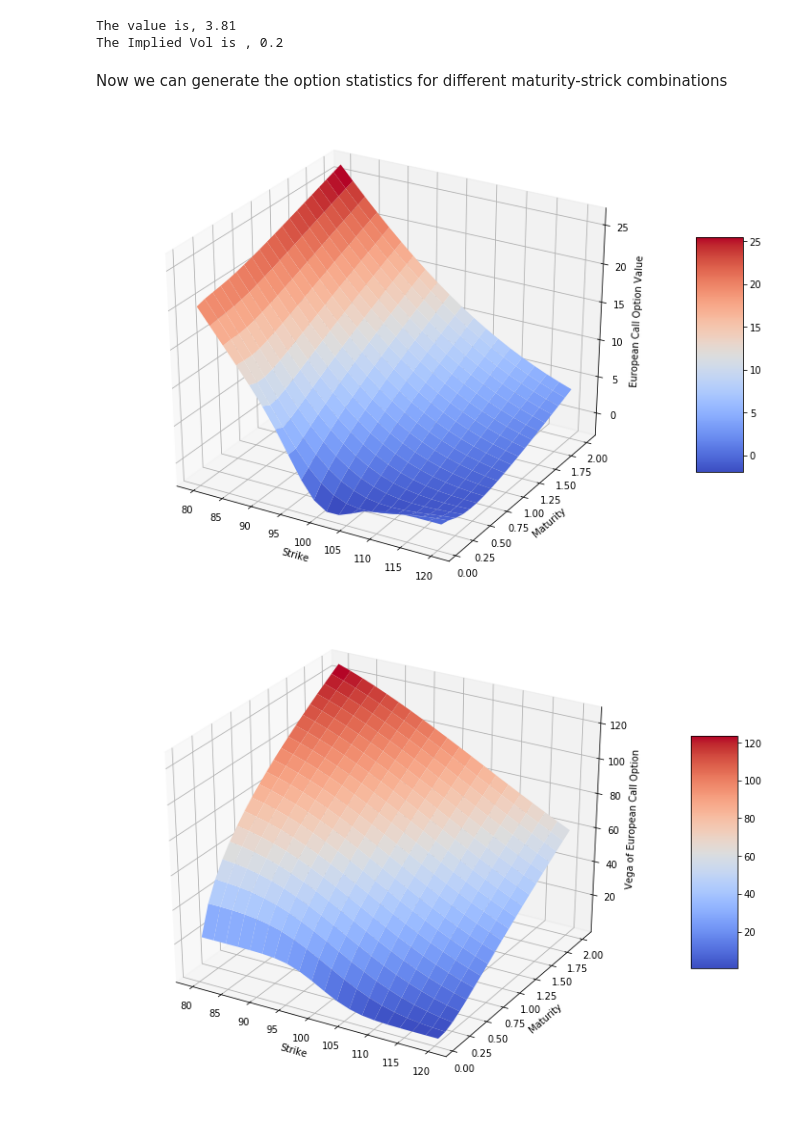
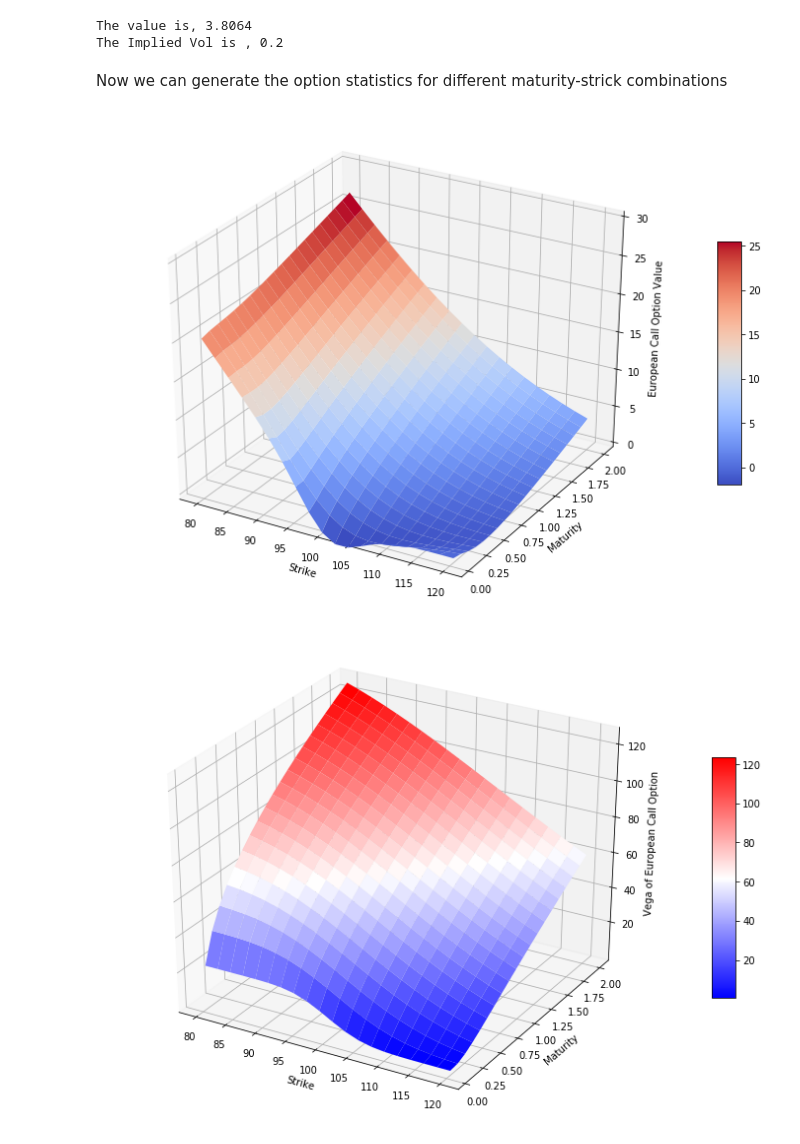
Before and after one commit to tsurf101/Finance, a Jupyter notebook: Black_Scholes_Merton_Call_Option_Class.ipynb, the cells around one changed output. Drawn from its saved outputs; the diff is of its cells as text; code cells hidden in the pictures.

Commit message:
Small Changes and added Delta Plot

```diff
--- a/Black_Scholes_Merton_Call_Option_Class.ipynb
+++ b/Black_Scholes_Merton_Call_Option_Class.ipynb
@@ -27,8 +27,8 @@ class call_option(object):
     Methods
     =========
     value : float - will return PV of call option
-    vega : float - will return us the Vega of the Call Option
-    imp_vol: float - will return us the implied Vol give Option Quote '''
+    vega : float - Returns the Vega of the Call Option
+    imp_vol: float - Returns the implied Vol given Option Quote '''
 
     def __init__(self, S0, K, T, r, sigma):
         self.S0 = float(S0)
@@ -48,8 +48,22 @@ class call_option(object):
         vega = self.S0 * stats.norm.cdf(d1, 0.0, 1.0) * sqrt(self.T)
         return vega
 
+    def delta(self):
+        d1 = ((log(self.S0 / self.K) + (self.r + 0.5 * self.sigma ** 2) * (self.T)) / (self.sigma * sqrt(self.T)))
+        delta = stats.norm.cdf(d1, 0.0, 1.0)
+        return delta
+
+    #def theta(self):
+    #    return theta
+
+    #def gamma(self):
+    #    return gamma
+
+    #def rho(self):
+    #    return rho
+
     def imp_vol(self, C0, sigma_est = 0.2, it=100):
-        #This is the implied vol given a optiion price
+
         option = call_option(self.S0, self.K, self.T, self.r, sigma_est)
 
         for i in range(it):
@@ -61,10 +75,10 @@ o = call_option(100, 105, 1.0, 0.045, 0.2) #you can hook this up to an API or an
 value_of_call = o.value()
 implied_vol = o.imp_vol(C0= value_of_call)
 
-print("The value is, {:.2f}".format(value_of_call))
+print("The value is, {:.4f}".format(value_of_call))
 print("The Implied Vol is , {}".format(implied_vol))
 # %% [output]
-The value is, 3.81
+The value is, 3.8064
 The Implied Vol is , 0.2
 # %% [markdown]
 Now we can generate the option statistics for different maturity-strick combinations
@@ -74,6 +88,7 @@ strikes = numpy.linspace(80, 120, 20)
 T, K = numpy.meshgrid(strikes, maturities)
 C = numpy.zeros_like(K) #Return an array of zeros with the same shape and type as a given array.
 V = numpy.zeros_like(C)
+D = numpy.zeros_like(C)
 
 for t in enumerate(maturities):
     for k in enumerate(strikes):
@@ -81,21 +96,23 @@ for t in enumerate(maturities):
         o.K = k[1]
         C[t[0], k[0]] = o.value()
         V[t[0], k[0]] = o.vega()
+        D[t[0], k[0]] = o.delta()
 # %%
 fig = plt.figure(figsize = (13,9))
 ax = fig.gca(projection='3d')
 surf = ax.plot_surface(T, K, C, rstride=1, cstride=1, cmap = cm.coolwarm, linewidth=0.5, antialiased=True)
 plt.gca().set(xlabel='Strike', ylabel='Maturity', zlabel = 'European Call Option Value')
-fig.colorbar(surf, shrink=0.5, aspect=5)
+fig.colorbar(surf, shrink=.5, aspect=10)
+ax.set_zlim(0,30)
 plt.show()
 # %% [output]
-[figure, old version]
+[figure, new version]
 # %%
 fig = plt.figure(figsize=(13,9))
 ax = fig.gca(projection='3d')
-surf = ax.plot_surface(T, K, V, rstride=1, cstride=1, cmap=cm.coolwarm, linewidth=0.5, antialiased=True)
+surf = ax.plot_surface(T, K, V, rstride=1, cstride=1, cmap=cm.bwr, linewidth=0.5, antialiased=True)
 plt.gca().set(xlabel='Strike', ylabel='Maturity', zlabel = 'Vega of European Call Option')
-fig.colorbar(surf, shrink=0.5, aspect=5)
+fig.colorbar(surf,shrink=0.5, aspect=10)
 plt.show()
 # %% [output]
-[figure, old version]
+[figure, new version]
```
Also changed, not shown: parts of 3 cells of this notebook.
